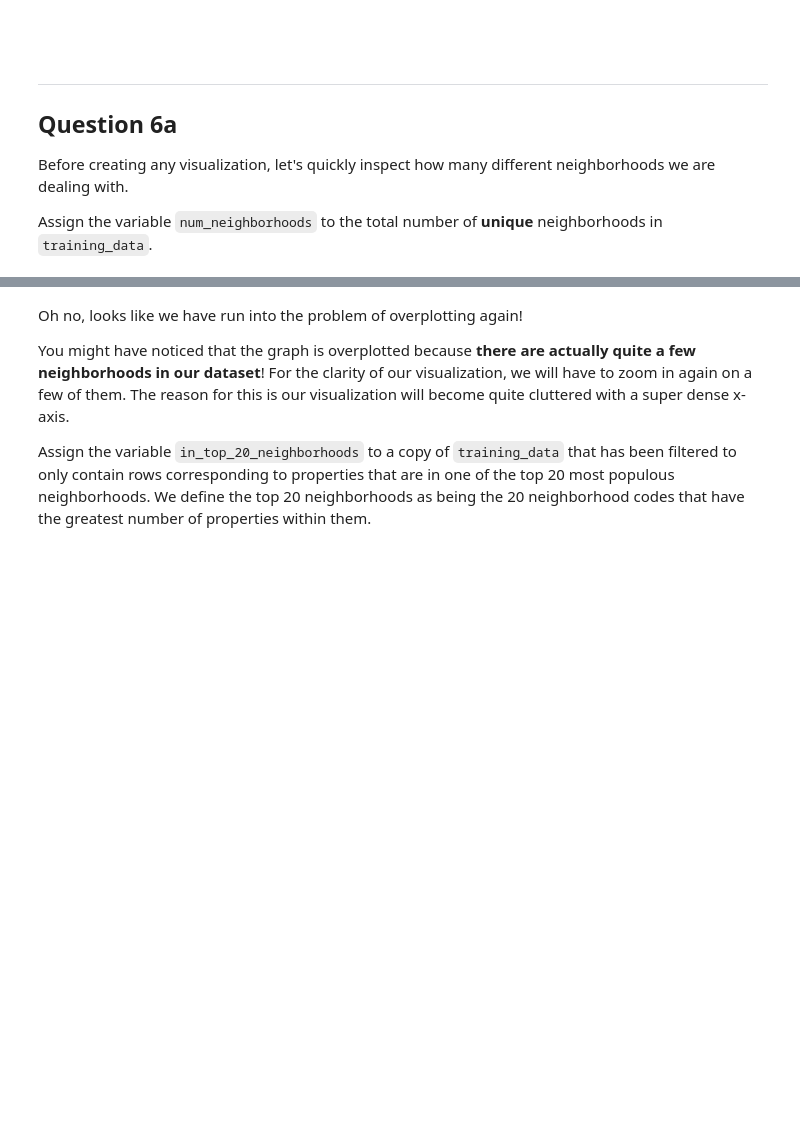
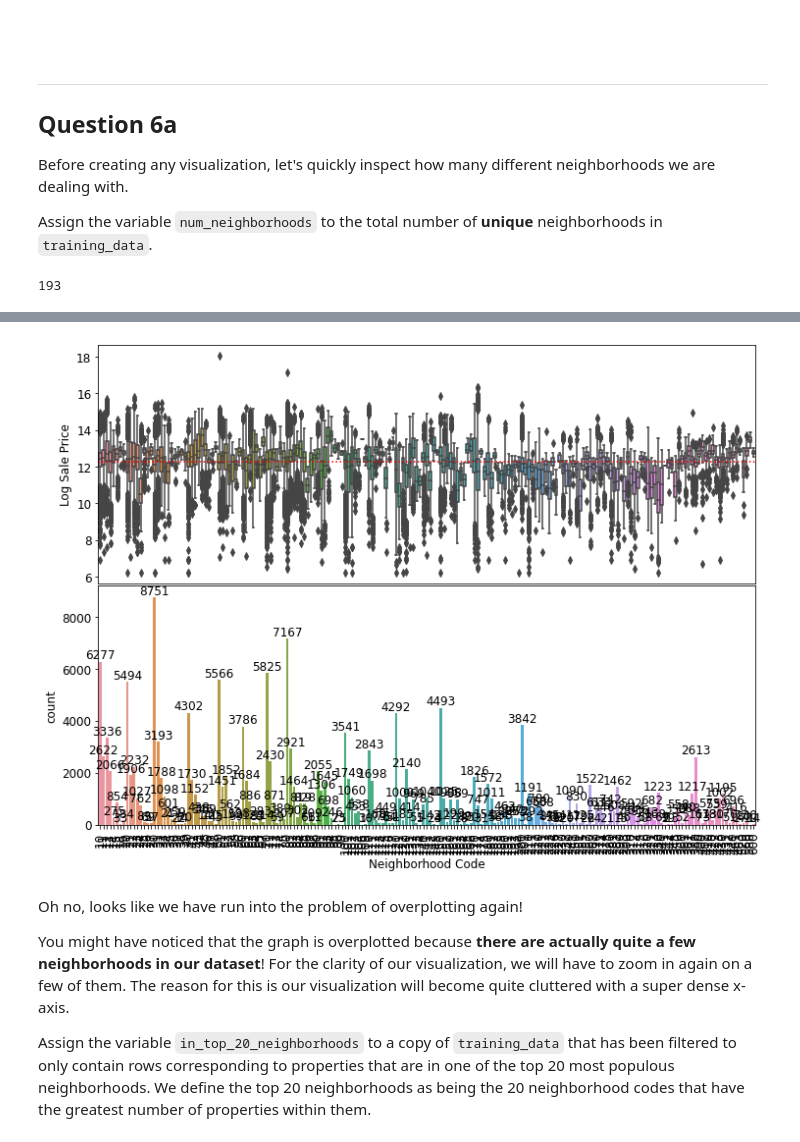
Before and after one commit to Alan-Heoooh/STAT471, a Jupyter notebook: Project/proj.ipynb, the cells around one changed output, grey strips where cells are left out. Cells and saved outputs as stored; diff of their text form; code cells hidden in the pictures; blank space fills up the shorter version.

```diff
--- a/Project/proj.ipynb
+++ b/Project/proj.ipynb
@@ -431,3 +449,8 @@ num_neighborhoods
+# %%
+num_neighborhoods = training_data['Neighborhood Code'].unique().size
+num_neighborhoods
+# %% [output]
+193
 # %% [markdown]
 <br><br>
 
@@ -475,6 +498,10 @@ def plot_categorical(neighborhoods):
 
     # Narrow the gap between the plots
     plt.subplots_adjust(hspace=0.01)
+# %%
+plot_categorical(training_data)
+# %% [output]
+[figure, added]
 # %% [markdown]
 Oh no, looks like we have run into the problem of overplotting again!
 
```
Also changed, not shown: parts of 31 cells of this notebook, 5 other files.
